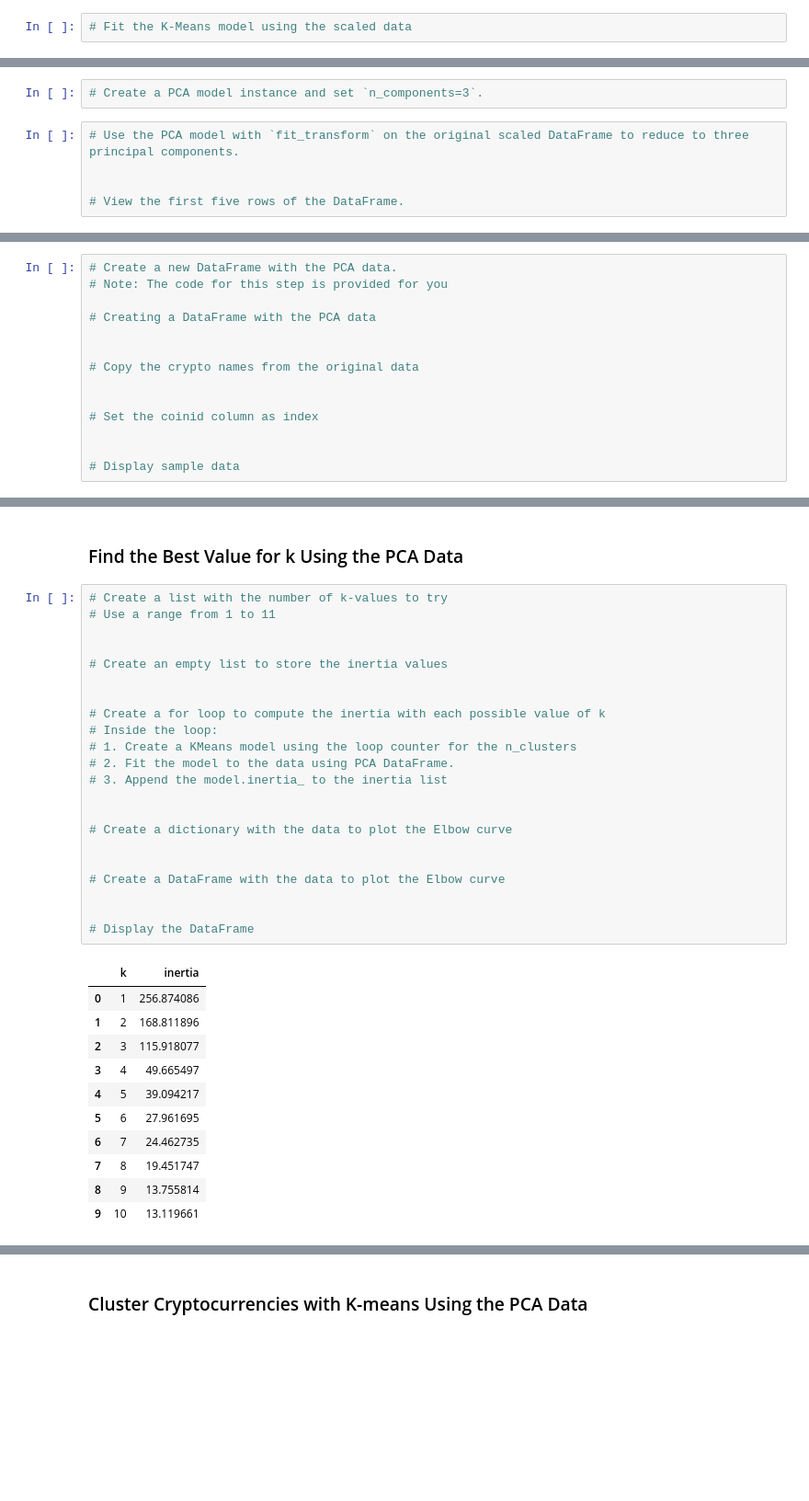
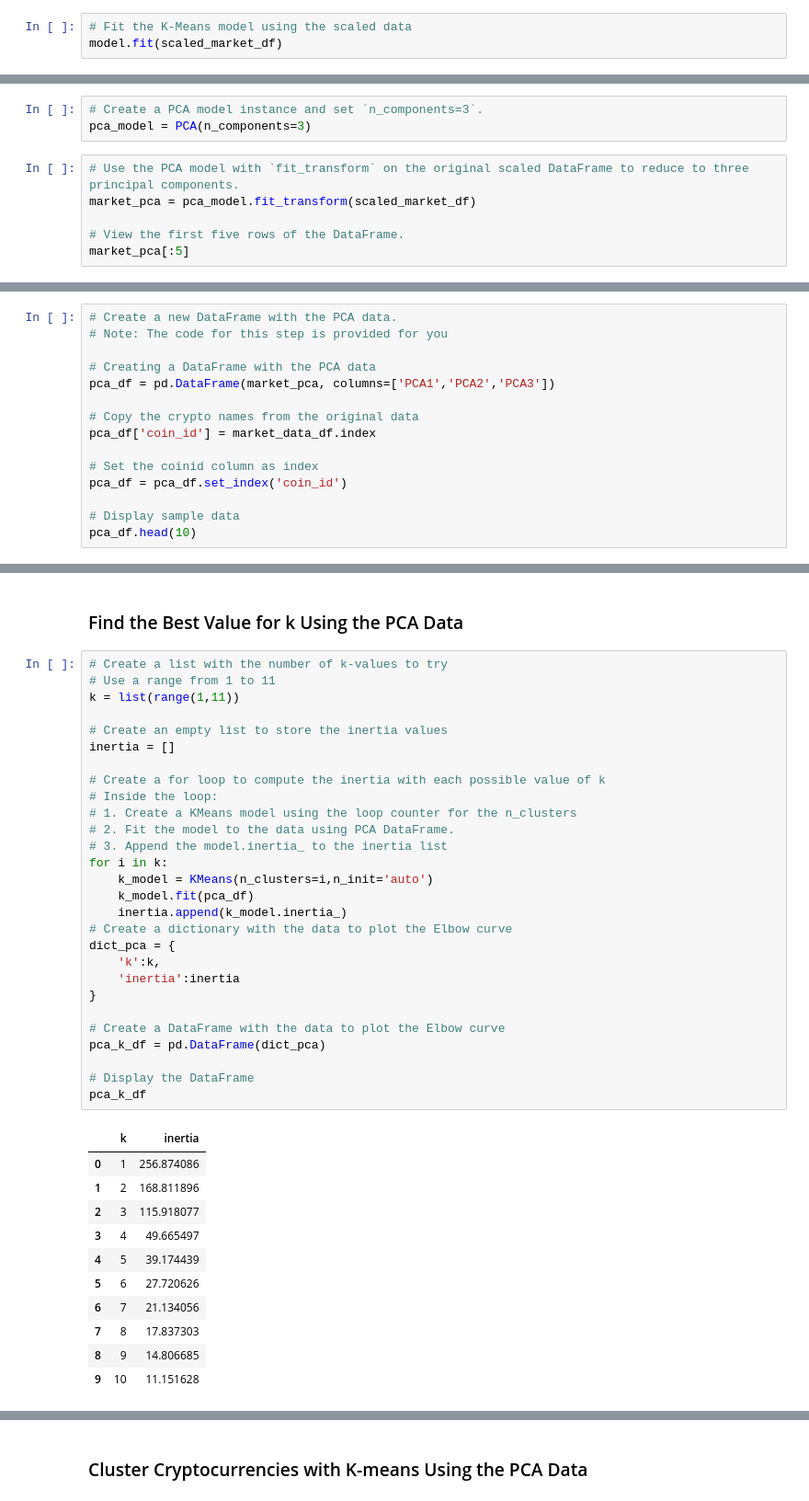
Before and after one commit to knox135/CryptoClustering, a Jupyter notebook: Crypto_Clustering.ipynb, the cells around one changed output, grey strips where cells are left out. Shown at 92% size. Saved outputs shown, nothing was run; the diff lists cells and outputs as text; blank space fills up the shorter version.

```diff
--- a/Crypto_Clustering.ipynb
+++ b/Crypto_Clustering.ipynb
@@ -120,2 +131,3 @@ scaled_market_df.head()
 # %%
 # Fit the K-Means model using the scaled data
+model.fit(scaled_market_df)
@@ -147,11 +176,13 @@ scaled_market_df.head()
 ### Optimize Clusters with Principal Component Analysis.
 # %%
 # Create a PCA model instance and set `n_components=3`.
+pca_model = PCA(n_components=3)
 # %%
 # Use the PCA model with `fit_transform` on the original scaled DataFrame to reduce to three principal components.
-
+market_pca = pca_model.fit_transform(scaled_market_df)
 
 # View the first five rows of the DataFrame.
+market_pca[:5]
 # %% [output]
 array([[-0.60066733,  0.84276006,  0.46159457],
        [-0.45826071,  0.45846566,  0.95287678],
@@ -173,15 +205,16 @@ array([0.3719856 , 0.34700813, 0.17603793])
 # Note: The code for this step is provided for you
 
 # Creating a DataFrame with the PCA data
-
+pca_df = pd.DataFrame(market_pca, columns=['PCA1','PCA2','PCA3'])
 
 # Copy the crypto names from the original data
-
+pca_df['coin_id'] = market_data_df.index
 
 # Set the coinid column as index
-
+pca_df = pca_df.set_index('coin_id')
 
 # Display sample data
+pca_df.head(10)
 # %% [output]
 |  | PCA1 | PCA2 | PCA3 |
 | coin_id |  |  |  |
@@ -200,37 +233,43 @@ array([0.3719856 , 0.34700813, 0.17603793])
 # %%
 # Create a list with the number of k-values to try
 # Use a range from 1 to 11
-
+k = list(range(1,11))
 
 # Create an empty list to store the inertia values
-
+inertia = []
 
 # Create a for loop to compute the inertia with each possible value of k
 # Inside the loop:
 # 1. Create a KMeans model using the loop counter for the n_clusters
 # 2. Fit the model to the data using PCA DataFrame.
 # 3. Append the model.inertia_ to the inertia list
-
-
+for i in k:
+    k_model = KMeans(n_clusters=i,n_init='auto')
+    k_model.fit(pca_df)
+    inertia.append(k_model.inertia_)
 # Create a dictionary with the data to plot the Elbow curve
-
+dict_pca = {
+    'k':k,
+    'inertia':inertia
+}
 
 # Create a DataFrame with the data to plot the Elbow curve
-
+pca_k_df = pd.DataFrame(dict_pca)
 
 # Display the DataFrame
+pca_k_df
 # %% [output]
 |  | k | inertia |
 | 0 | 1 | 256.874086 |
 | 1 | 2 | 168.811896 |
 | 2 | 3 | 115.918077 |
 | 3 | 4 | 49.665497 |
-| 4 | 5 | 39.094217 |
-| 5 | 6 | 27.961695 |
-| 6 | 7 | 24.462735 |
-| 7 | 8 | 19.451747 |
-| 8 | 9 | 13.755814 |
-| 9 | 10 | 13.119661 |
+| 4 | 5 | 39.174439 |
+| 5 | 6 | 27.720626 |
+| 6 | 7 | 21.134056 |
+| 7 | 8 | 17.837303 |
+| 8 | 9 | 14.806685 |
+| 9 | 10 | 11.151628 |
 # %%
 # Plot a line chart with all the inertia values computed with
 # the different values of k to visually identify the optimal value for k.
```
Also changed, not shown: parts of 17 cells of this notebook.
